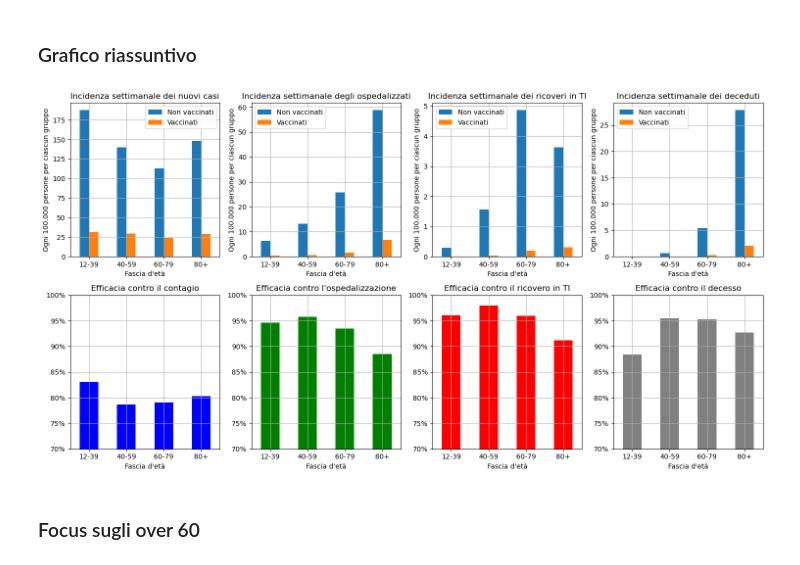
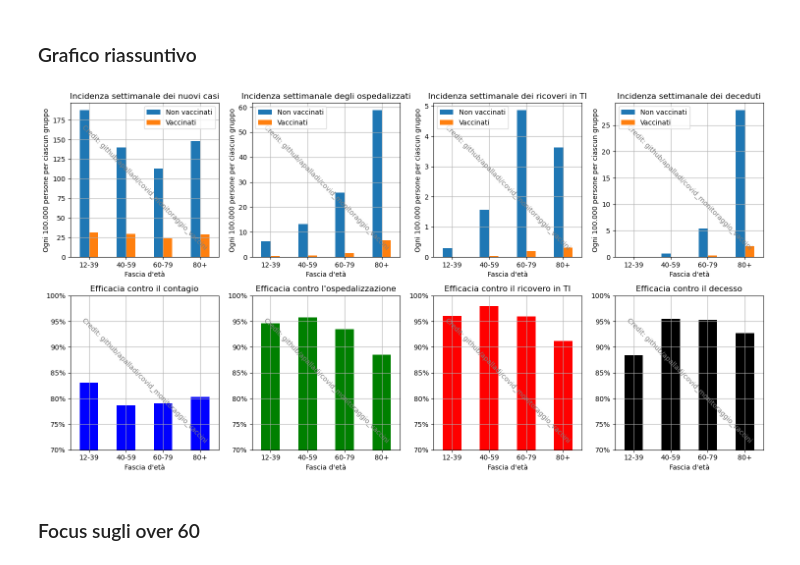
Before and after one commit to apalladi/covid_vaccini_monitoraggio, a Jupyter notebook: Notebooks/efficacia_vaccini.ipynb, the cells around one changed output. Drawn from its saved outputs; the diff is of its cells as text; code cells hidden in the pictures.

```diff
--- a/Notebooks/efficacia_vaccini.ipynb
+++ b/Notebooks/efficacia_vaccini.ipynb
@@ -65,3 +57,16 @@ def which_axe(x):
+# %%
+def which_axe(x):
+    axes[x].set_ylabel('Ogni 100.000 persone per ciascun gruppo')
+    axes[x].set_xlabel('Fascia d\'età')
+    axes[x].legend(['Non vaccinati', 'Vaccinati'])
+    axes[x].grid()
+    for tick in axes[x].get_xticklabels():
+        tick.set_rotation(0)
+
+def add_watermark(x):
+    axes[x].text(0.5, 0.45, 'Credit: github/apalladi/covid_monitoraggio_vaccini', transform=axes[x].transAxes,
+        fontsize=10, color='grey', alpha=1,
+        ha='center', va='center', rotation=-45)
 # %% [markdown]
 ### Tassi di contagio
 # %%
@@ -152,40 +173,48 @@ axes = axes2.ravel()
 df_tassi.iloc[:, [0, 1]].plot(ax=axes[0],kind='bar')
 axes[0].set_title('Incidenza settimanale dei nuovi casi')
 which_axe(0)
+add_watermark(0)
 
 df_tassi.iloc[:, [2, 3]].plot(ax=axes[1], kind='bar')
 axes[1].set_title('Incidenza settimanale degli ospedalizzati')
 which_axe(1)
+add_watermark(1)
 
 df_tassi.iloc[:, [4, 5]].plot(ax=axes[2], kind='bar')
 axes[2].set_title('Incidenza settimanale dei ricoveri in TI')
 which_axe(2)
+add_watermark(2)
 
 df_tassi.iloc[:, [6, 7]].plot(ax=axes[3], kind='bar')
 axes[3].set_title('Incidenza settimanale dei deceduti')
 which_axe(3)
+add_watermark(3)
 
 efficacia_contagio.plot(kind='bar', ax=axes[4], color='blue')
 axes[4].set_title('Efficacia contro il contagio')
 which_axe_bar(4)
+add_watermark(4)
 
 efficacia_osp.plot(kind='bar', ax=axes[5], color='green')
 axes[5].set_title('Efficacia contro l\'ospedalizzazione')
 which_axe_bar(5)
+add_watermark(5)
 
 efficacia_terint.plot(kind='bar', ax=axes[6], color='red')
 axes[6].set_title('Efficacia contro il ricovero in TI')
 which_axe_bar(6)
+add_watermark(6)
 
-efficacia_decessi.plot(kind='bar', ax=axes[7], color='gray')
+efficacia_decessi.plot(kind='bar', ax=axes[7], color='black')
 axes[7].set_title('Efficacia contro il decesso')
 which_axe_bar(7)
+add_watermark(7)
 
 plt.tight_layout()
 plt.savefig('../risultati/tassi_efficacia.png', dpi=300)
 plt.show()
 # %% [output]
-[figure, old version]
+[figure, new version]
 # %% [markdown]
 ### Focus sugli over 60
 # %%
```
Also changed, not shown: parts of 4 cells of this notebook, 8 other files.
